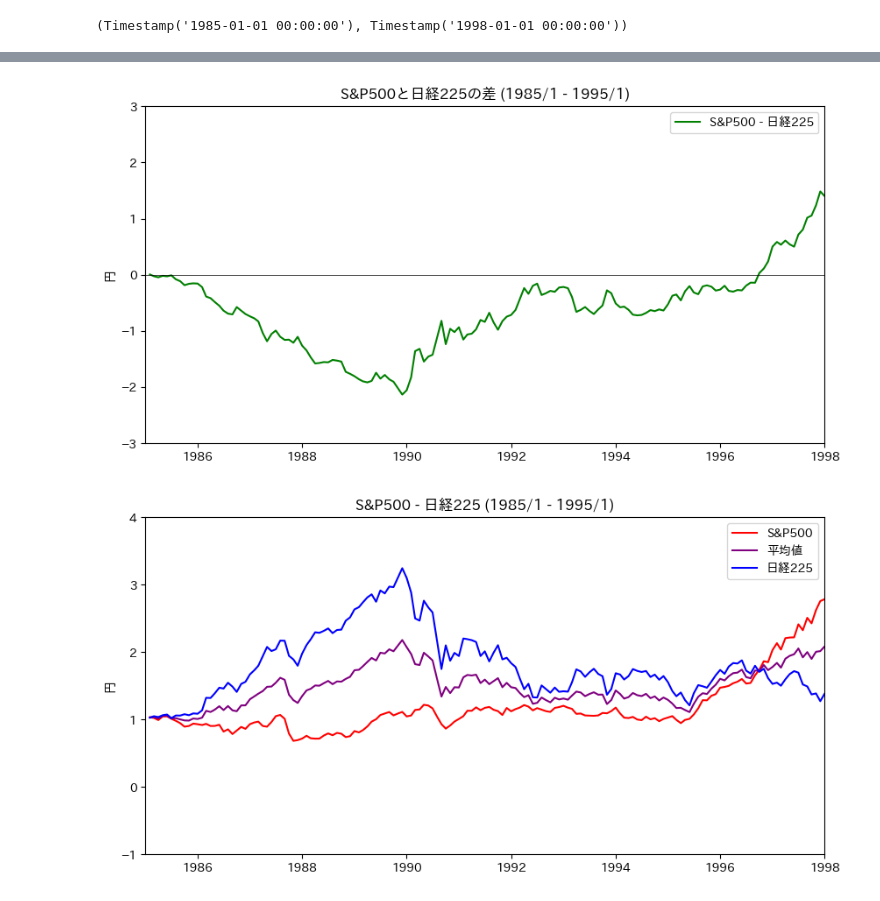
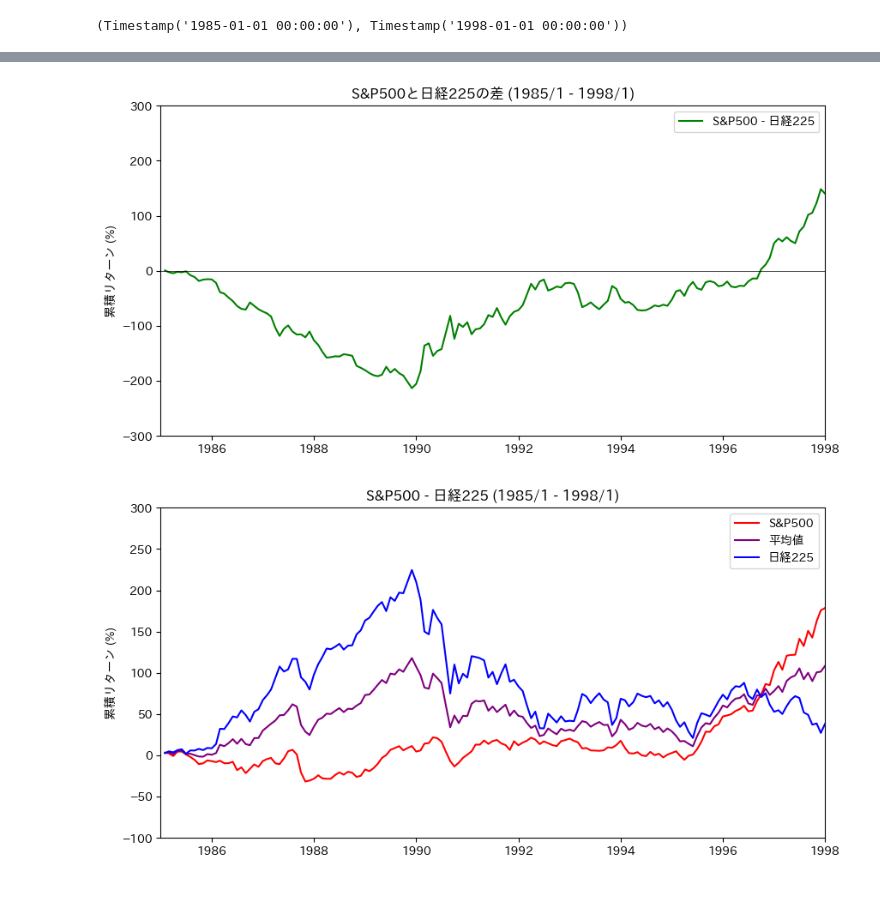
Before and after one commit to Keisei-Akiya/finance, a Jupyter notebook: src/market/Arguments_against_the_S&P_500_choice.ipynb, the cells around one changed output, grey strips where cells are left out. Drawn from its saved outputs; the diff is of its cells as text; code cells hidden in the pictures.

```diff
--- a/src/market/Arguments_against_the_S&P_500_choice.ipynb
+++ b/src/market/Arguments_against_the_S&P_500_choice.ipynb
@@ -33,8 +33,8 @@ df['sp_to_jpy_cumulative_return'] = df['sp_to_jpy_return'].cumsum()
 df['nikkei_cumulative_return'] = df['nikkei_return'].cumsum()
 
 # 指数化
-df['sp_to_jpy_cumulative_return'] = np.exp(df['sp_to_jpy_cumulative_return'])
-df['nikkei_cumulative_return'] = np.exp(df['nikkei_cumulative_return'])
+df['sp_to_jpy_cumulative_return'] = np.exp(df['sp_to_jpy_cumulative_return']) - 1
+df['nikkei_cumulative_return'] = np.exp(df['nikkei_cumulative_return']) - 1
 # %% [output]
 [*********************100%***********************]  2 of 2 completed
 # %%
@@ -54,8 +54,8 @@ df
 | 2024-12-01 | 5930.850098 | 38701.898438 | 152.547572 | 149.638508 | 156.873497 | 15 | 904736.782293 | -0.023620 | 0.012843 | ... |
 480 rows × 11 columns
 # %%
-sp = df['sp_to_jpy_cumulative_return']
-nikkei = df['nikkei_cumulative_return']
+sp = df['sp_to_jpy_cumulative_return'] * 100
+nikkei = df['nikkei_cumulative_return'] * 100
 
 start = df.index[0]
 end = df.index[156]
@@ -96,27 +97,27 @@ sp_minus_nikkei = sp - nikkei
 plt.figure(figsize=(10, 5))
 sns.lineplot(data=sp_minus_nikkei, label='S&P500 - 日経225', color='green')
 plt.axhline(0, color='black', linewidth=0.5)
-plt.ylabel('円')
+plt.ylabel('累積リターン (%)')
 plt.xlim(start, end)
-plt.ylim(-3, 3)
-plt.title('S&P500と日経225の差 (1985/1 - 1995/1)')
+plt.ylim(-300, 300)
+plt.title('S&P500と日経225の差 (1985/1 - 1998/1)')
 plt.show()
 # %% [output]
-[figure, old version]
+[figure, new version]
 # %%
 mean = 0.5 * sp + 0.5 * nikkei
 
 plt.figure(figsize=(10, 5))
 sns.lineplot(data=sp, label='S&P500', color='red')
 sns.lineplot(data=mean, label='平均値', color='purple')
 sns.lineplot(data=nikkei, label='日経225', color='blue')
-plt.ylabel('円')
+plt.ylabel('累積リターン (%)')
 plt.xlim(start, end)
-plt.ylim(-1, 4)
-plt.title('S&P500 - 日経225 (1985/1 - 1995/1)')
+plt.ylim(-100, 300)
+plt.title('S&P500 - 日経225 (1985/1 - 1998/1)')
 plt.show()
 # %% [output]
-[figure, old version]
+[figure, new version]
 # %%
 plt.figure(figsize=(10, 5))
 sns.lineplot(data=nikkei, label='日経225', color='blue')
```
Also changed, not shown: parts of 4 cells of this notebook, 5 other files.
